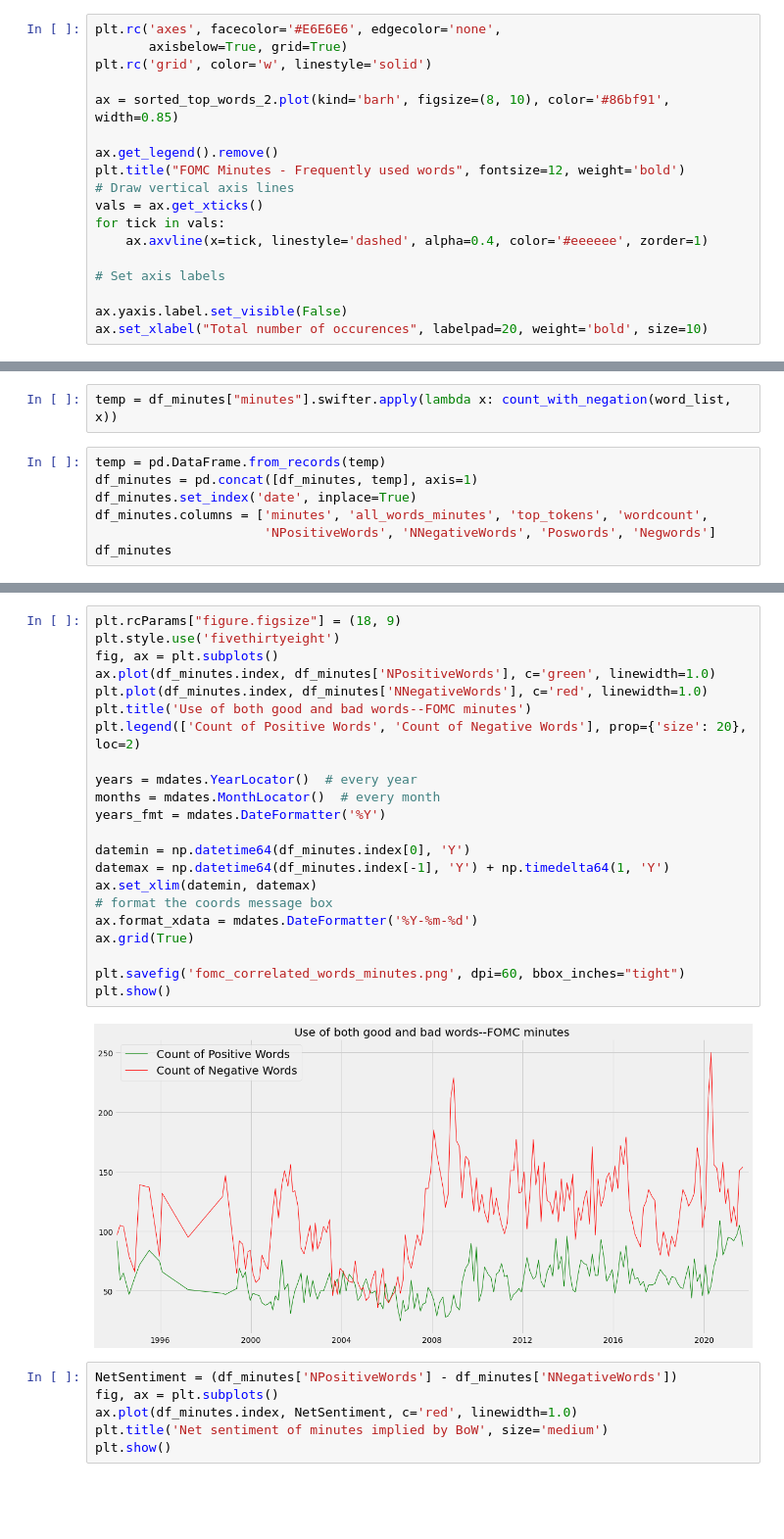
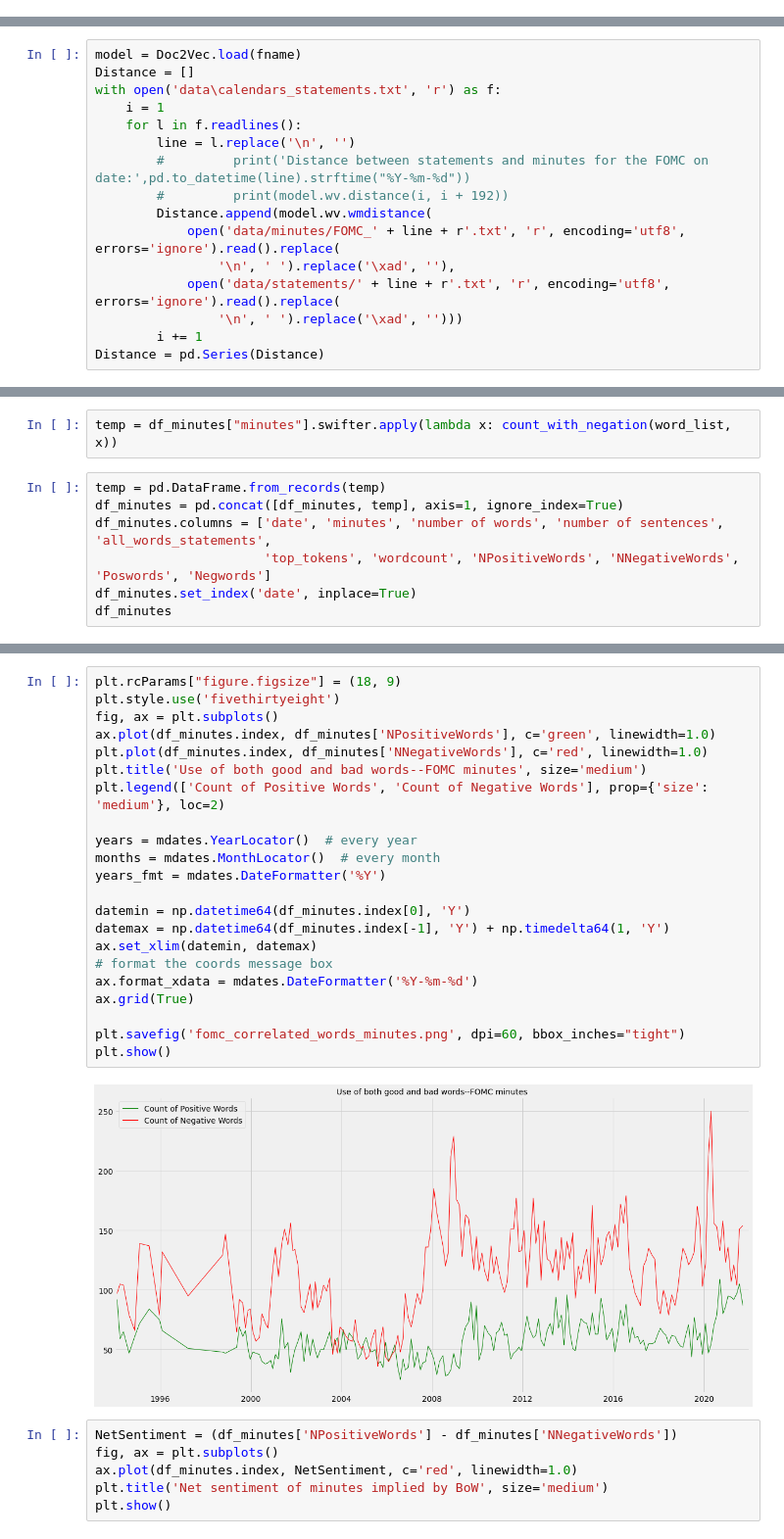
Before and after one commit to ahabug/PHBS_MLF_2021, a Jupyter notebook: Sentiment analysis on central bank statement/Sentiment Analysis.ipynb, the cells around one changed output, grey strips where cells are left out. Shown at 98% size. Saved outputs shown, nothing was run; the diff lists cells and outputs as text; blank space fills up the shorter version.

```diff
--- a/Sentiment analysis on central bank statement/Sentiment Analysis.ipynb
+++ b/Sentiment analysis on central bank statement/Sentiment Analysis.ipynb
@@ -296,18 +381,0 @@ Text(0.5, 0, 'Total number of occurences')
-# %%
-plt.rc('axes', facecolor='#E6E6E6', edgecolor='none',
-       axisbelow=True, grid=True)
-plt.rc('grid', color='w', linestyle='solid')
-
-ax = sorted_top_words_2.plot(kind='barh', figsize=(8, 10), color='#86bf91', width=0.85)
-
-ax.get_legend().remove()
-plt.title("FOMC Minutes - Frequently used words", fontsize=12, weight='bold')
-# Draw vertical axis lines
-vals = ax.get_xticks()
-for tick in vals:
-    ax.axvline(x=tick, linestyle='dashed', alpha=0.4, color='#eeeeee', zorder=1)
-
-# Set axis labels
-
-ax.yaxis.label.set_visible(False)
-ax.set_xlabel("Total number of occurences", labelpad=20, weight='bold', size=10)
@@ -316,0 +434,16 @@ Text(0.5, 0, 'Total number of occurences')
+# %%
+model = Doc2Vec.load(fname)
+Distance = []
+with open('data\calendars_statements.txt', 'r') as f:
+    i = 1
+    for l in f.readlines():
+        line = l.replace('\n', '')
+        #         print('Distance between statements and minutes for the FOMC on date:',pd.to_datetime(line).strftime("%Y-%m-%d"))
+        #         print(model.wv.distance(i, i + 192))
+        Distance.append(model.wv.wmdistance(
+            open('data/minutes/FOMC_' + line + r'.txt', 'r', encoding='utf8', errors='ignore').read().replace(
+                '\n', ' ').replace('\xad', ''),
+            open('data/statements/' + line + r'.txt', 'r', encoding='utf8', errors='ignore').read().replace(
+                '\n', ' ').replace('\xad', '')))
+        i += 1
+Distance = pd.Series(Distance)
@@ -474,9 +699,9 @@ plt.show()
 temp = df_minutes["minutes"].swifter.apply(lambda x: count_with_negation(word_list, x))
 # %%
 temp = pd.DataFrame.from_records(temp)
-df_minutes = pd.concat([df_minutes, temp], axis=1)
+df_minutes = pd.concat([df_minutes, temp], axis=1, ignore_index=True)
+df_minutes.columns = ['date', 'minutes', 'number of words', 'number of sentences', 'all_words_statements',
+                      'top_tokens', 'wordcount', 'NPositiveWords', 'NNegativeWords', 'Poswords', 'Negwords']
 df_minutes.set_index('date', inplace=True)
-df_minutes.columns = ['minutes', 'all_words_minutes', 'top_tokens', 'wordcount',
-                      'NPositiveWords', 'NNegativeWords', 'Poswords', 'Negwords']
 df_minutes
 # %% [output]
@@ -497,27 +722,27 @@ df_minutes
 # %%
 plt.rcParams["figure.figsize"] = (18, 9)
 plt.style.use('fivethirtyeight')
 fig, ax = plt.subplots()
 ax.plot(df_minutes.index, df_minutes['NPositiveWords'], c='green', linewidth=1.0)
 plt.plot(df_minutes.index, df_minutes['NNegativeWords'], c='red', linewidth=1.0)
-plt.title('Use of both good and bad words--FOMC minutes')
-plt.legend(['Count of Positive Words', 'Count of Negative Words'], prop={'size': 20}, loc=2)
+plt.title('Use of both good and bad words--FOMC minutes', size='medium')
+plt.legend(['Count of Positive Words', 'Count of Negative Words'], prop={'size': 'medium'}, loc=2)
 
 years = mdates.YearLocator()  # every year
 months = mdates.MonthLocator()  # every month
 years_fmt = mdates.DateFormatter('%Y')
 
 datemin = np.datetime64(df_minutes.index[0], 'Y')
 datemax = np.datetime64(df_minutes.index[-1], 'Y') + np.timedelta64(1, 'Y')
 ax.set_xlim(datemin, datemax)
 # format the coords message box
 ax.format_xdata = mdates.DateFormatter('%Y-%m-%d')
 ax.grid(True)
 
 plt.savefig('fomc_correlated_words_minutes.png', dpi=60, bbox_inches="tight")
 plt.show()
 # %% [output]
-[figure, old version]
+[figure, new version]
 # %%
 NetSentiment = (df_minutes['NPositiveWords'] - df_minutes['NNegativeWords'])
 fig, ax = plt.subplots()
```
Also changed, not shown: parts of 70 cells of this notebook, 4 other files.
